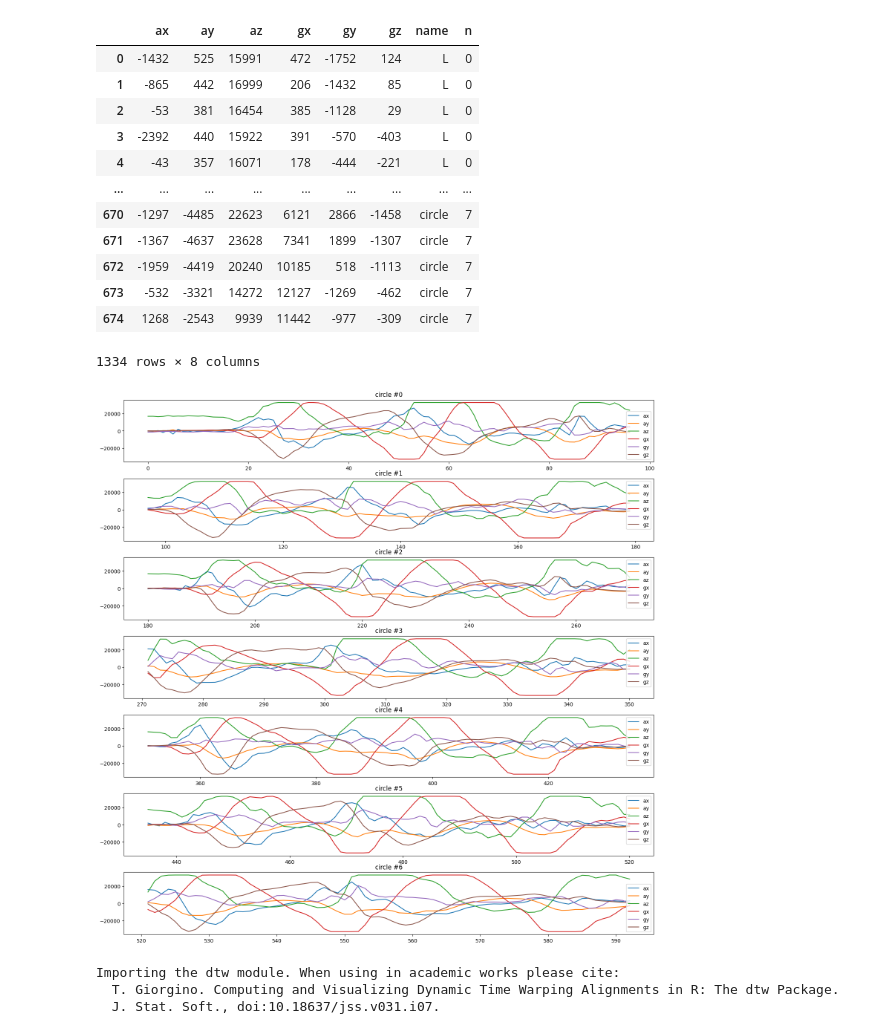
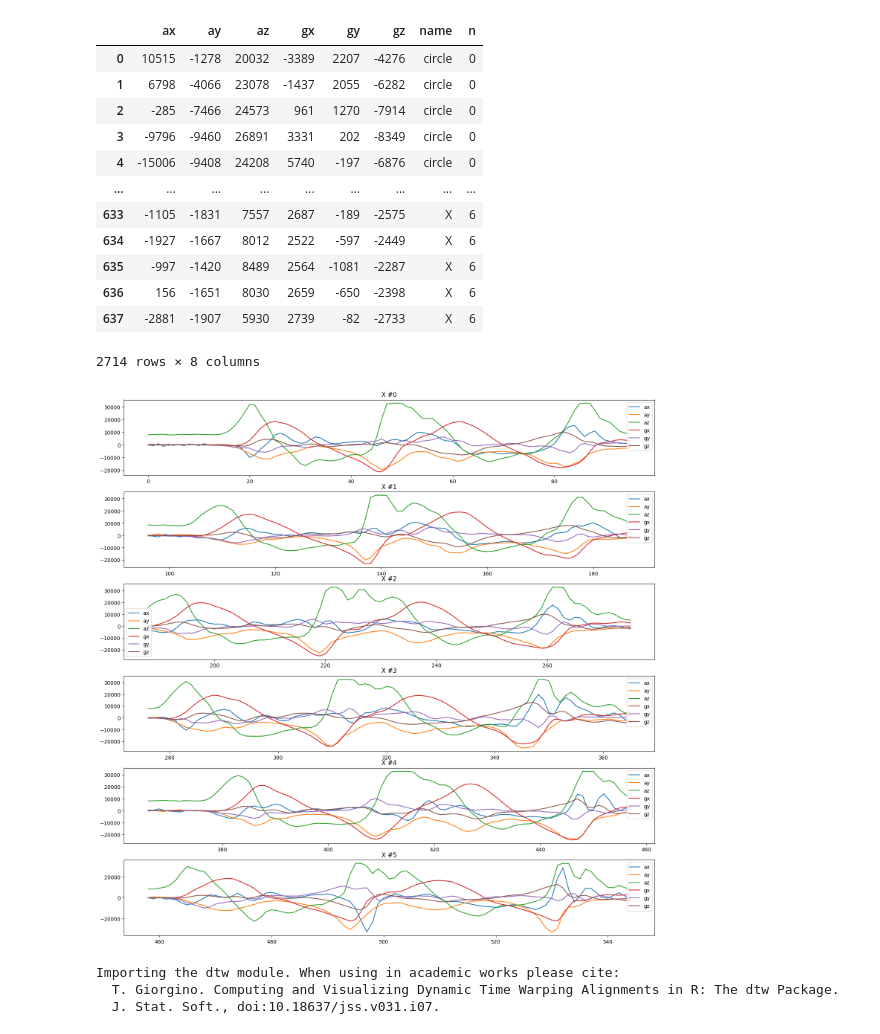
Before and after one commit to rbaron/spellcaster, a Jupyter notebook: data/accel_ble-dump.ipynb, the cells around one changed output. Cells and saved outputs as stored; diff of their text form; code cells hidden in the pictures.

```diff
--- a/data/accel_ble-dump.ipynb
+++ b/data/accel_ble-dump.ipynb
@@ -9,25 +9,27 @@ import re
 df = pd.concat((
     pd.read_csv(f)
     for f in [
-        './data/ble-dump/L.csv',
-        './data/ble-dump/circle.csv',
+        './data/ble-dump/52hz/4g-500dps/circle.csv',
+        './data/ble-dump/52hz/4g-500dps/L.csv',
+        './data/ble-dump/52hz/4g-500dps/ghost.csv',
+        './data/ble-dump/52hz/4g-500dps/X.csv',
     ]
 ))
 df
 # %% [output]
 |  | ax | ay | az | gx | gy | gz | name | n |
-| 0 | -1432 | 525 | 15991 | 472 | -1752 | 124 | L | 0 |
-| 1 | -865 | 442 | 16999 | 206 | -1432 | 85 | L | 0 |
-| 2 | -53 | 381 | 16454 | 385 | -1128 | 29 | L | 0 |
-| 3 | -2392 | 440 | 15922 | 391 | -570 | -403 | L | 0 |
-| 4 | -43 | 357 | 16071 | 178 | -444 | -221 | L | 0 |
+| 0 | 10515 | -1278 | 20032 | -3389 | 2207 | -4276 | circle | 0 |
+| 1 | 6798 | -4066 | 23078 | -1437 | 2055 | -6282 | circle | 0 |
+| 2 | -285 | -7466 | 24573 | 961 | 1270 | -7914 | circle | 0 |
+| 3 | -9796 | -9460 | 26891 | 3331 | 202 | -8349 | circle | 0 |
+| 4 | -15006 | -9408 | 24208 | 5740 | -197 | -6876 | circle | 0 |
 | ... | ... | ... | ... | ... | ... | ... | ... | ... |
-| 670 | -1297 | -4485 | 22623 | 6121 | 2866 | -1458 | circle | 7 |
-| 671 | -1367 | -4637 | 23628 | 7341 | 1899 | -1307 | circle | 7 |
-| 672 | -1959 | -4419 | 20240 | 10185 | 518 | -1113 | circle | 7 |
-| 673 | -532 | -3321 | 14272 | 12127 | -1269 | -462 | circle | 7 |
-| 674 | 1268 | -2543 | 9939 | 11442 | -977 | -309 | circle | 7 |
+| 633 | -1105 | -1831 | 7557 | 2687 | -189 | -2575 | X | 6 |
+| 634 | -1927 | -1667 | 8012 | 2522 | -597 | -2449 | X | 6 |
+| 635 | -997 | -1420 | 8489 | 2564 | -1081 | -2287 | X | 6 |
+| 636 | 156 | -1651 | 8030 | 2659 | -650 | -2398 | X | 6 |
+| 637 | -2881 | -1907 | 5930 | 2739 | -82 | -2733 | X | 6 |
-1334 rows × 8 columns
+2714 rows × 8 columns
 # %%
 def plot_mov(df, name, n, ax):
     df[
@@ -35,18 +37,18 @@ def plot_mov(df, name, n, ax):
     ][['ax', 'ay', 'az', 'gx', 'gy', 'gz']].plot(ax=ax)
     ax.set_title(f'{name} #{n}')
 # %%
-N_EACH = 7
+N_EACH = 6
 
 fig, axs = plt.subplots(1 * N_EACH, 1, figsize=(15, 15))
 fig.tight_layout()
 
+for i in range(N_EACH):
+    plot_mov(df, 'X', i, axs[i])
+
 # for i in range(N_EACH):
-#     plot_mov(df, 'L', i, axs[i])
-
-for i in range(N_EACH):
-    plot_mov(df, 'circle', i, axs[i])
+#     plot_mov(df, 'X', i, axs[i + N_EACH])
 # %% [output]
-[figure, old version]
+[figure, new version]
 # %%
 #!pip install dtw-python
 # !pip install seaborn dtw-python
```
Also changed, not shown: parts of 5 cells of this notebook, 9 other files.
